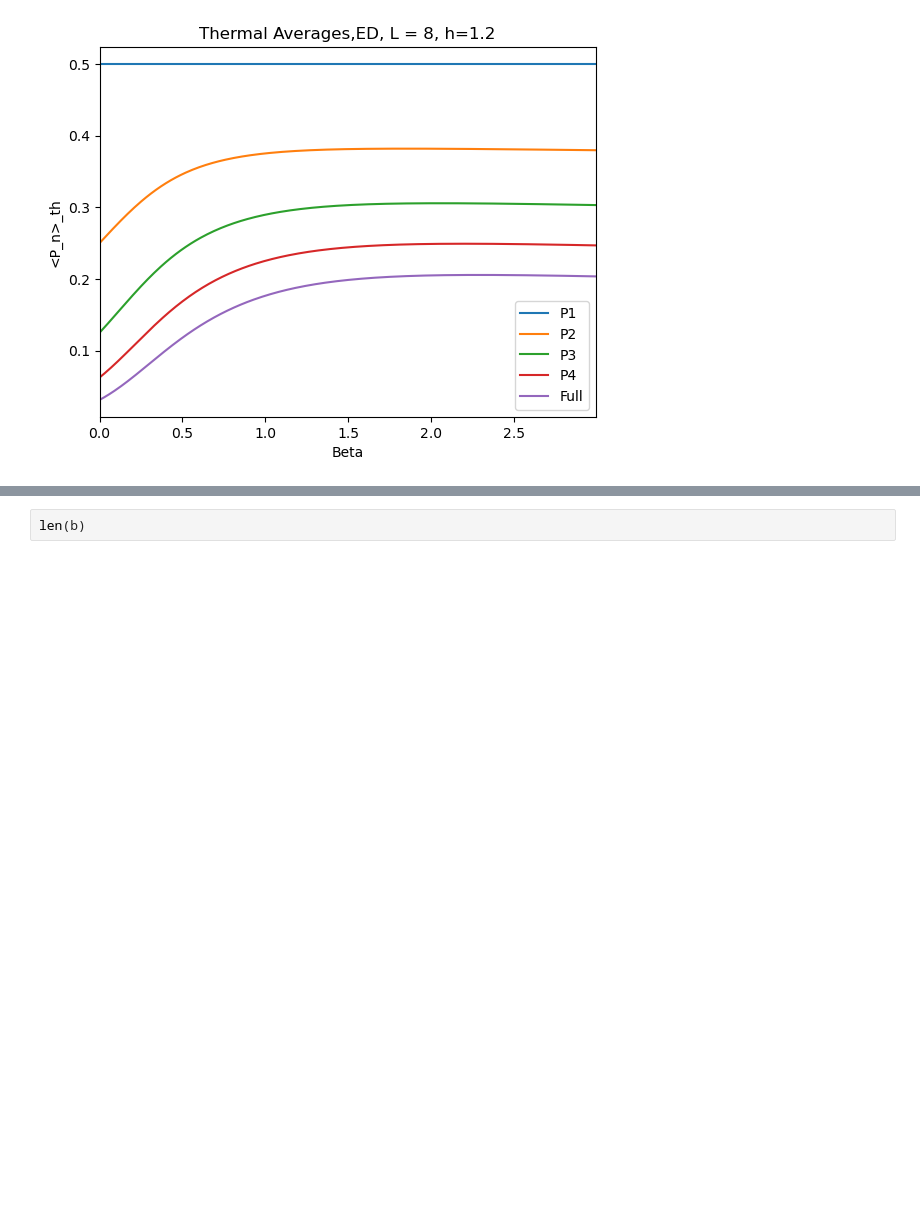
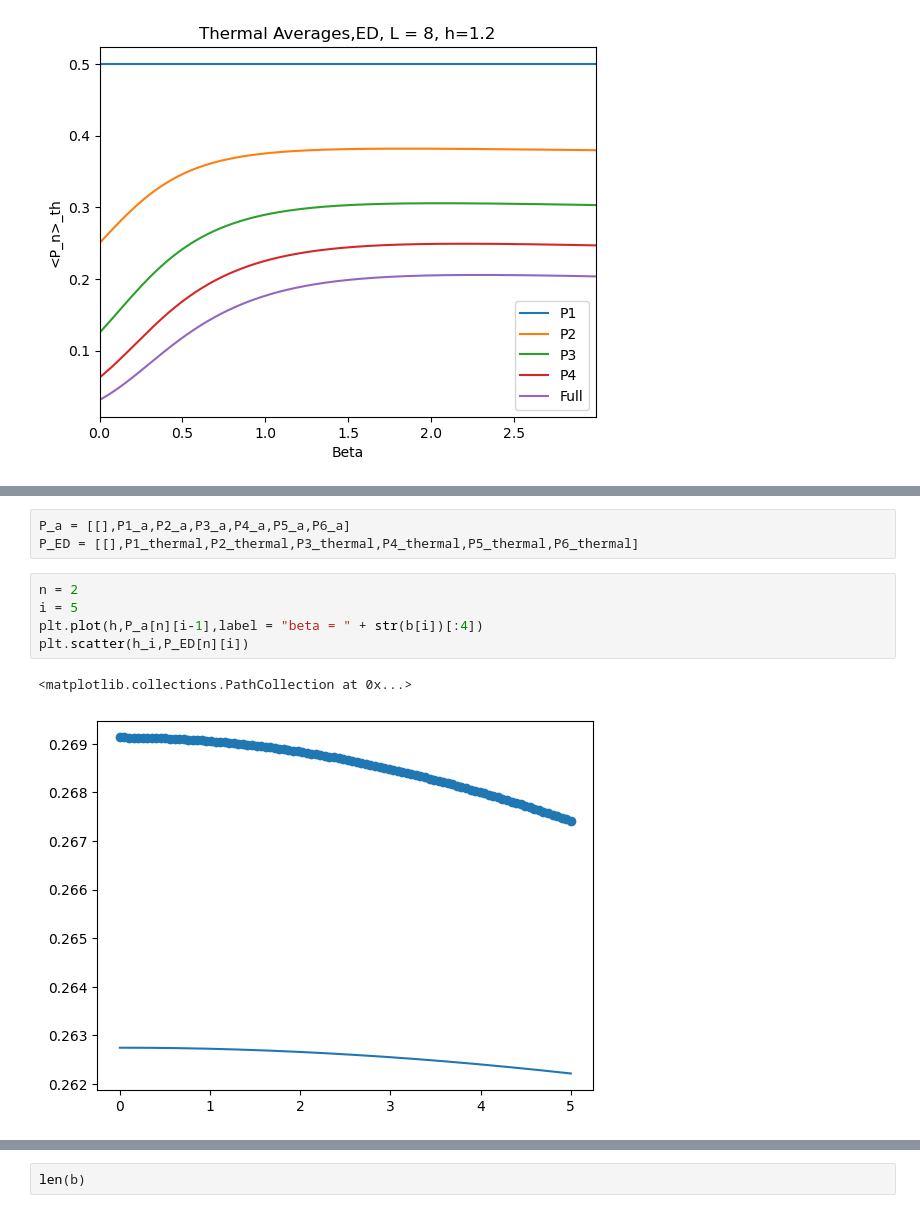
Before and after one commit to KristianMunnikhuis/subsystem_loschmidt_echo, a Jupyter notebook: scripts/mutual_info/exact_diag/gibbs_ED.ipynb, the cells around one changed output, grey strips where cells are left out. Cells and saved outputs as stored; diff of their text form; blank space fills up the shorter version.

```diff
--- a/scripts/mutual_info/exact_diag/gibbs_ED.ipynb
+++ b/scripts/mutual_info/exact_diag/gibbs_ED.ipynb
@@ -570,0 +613,11 @@ b,h,data = read_thermal_data(data)
+# %%
+P_a = [[],P1_a,P2_a,P3_a,P4_a,P5_a,P6_a]
+P_ED = [[],P1_thermal,P2_thermal,P3_thermal,P4_thermal,P5_thermal,P6_thermal]
+# %%
+n = 2
+i = 5
+plt.plot(h,P_a[n][i-1],label = "beta = " + str(b[i])[:4])
+plt.scatter(h_i,P_ED[n][i])
+# %% [output]
+<matplotlib.collections.PathCollection at 0x...>
+[figure, added]
```
Also changed, not shown: parts of 14 cells of this notebook, 40 other files.
